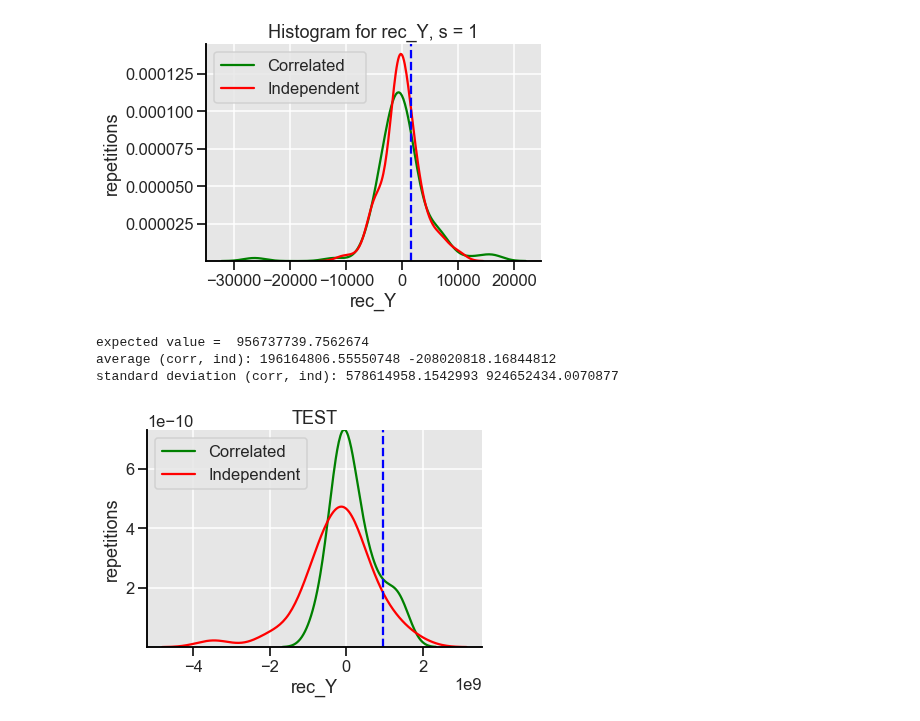
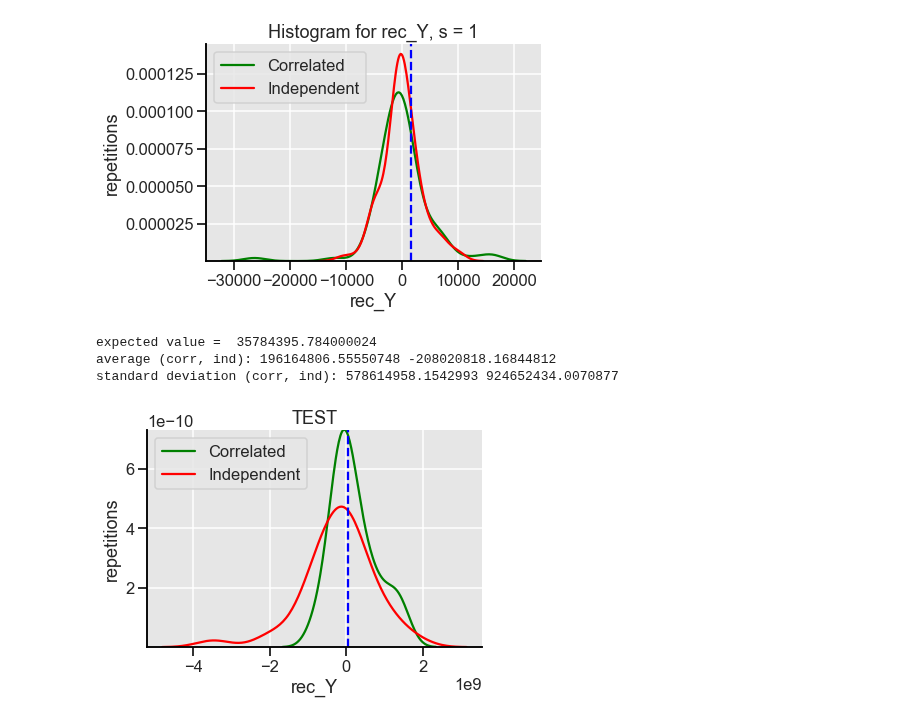
Before and after one commit to louishu17/tree_color_coding_task, a Jupyter notebook: Jupyter Vizualizations/sim2_viz.ipynb, the cells around one changed output. Saved outputs shown, nothing was run; the diff lists cells and outputs as text; code cells hidden in the pictures.

```diff
--- a/Jupyter Vizualizations/sim2_viz.ipynb
+++ b/Jupyter Vizualizations/sim2_viz.ipynb
@@ -207,27 +207,27 @@ standard deviation (corr, ind): 4913.756258899601 3481.7489846483763
 # %%
 #TEST
 # A histogram for rec_Y values
-# m = 20, n = 1000, K = 4, p = 0.5
-# s = 1
-exp = 956737739.7562674
+# m = 40, n = 1000, K = 3, p = 0.5
+# s = 0.8
+exp = 35784395.784000024
 rec_Y_corr = [222309678.14399645, 697957070.952451, 482886992.8000022, 647403792.1472046, 289027496.79359406, -191896800.3859213, -238114198.36799753, -71156990.93375461, -375538575.81760406, -168139989.22944596, 918152976.7537848, -380363893.19884974, 1448888073.2544038, -43667152.55039871, 1499138419.532673, 1346456586.908162, 351104761.6038512, 577498641.9456048, -296825800.85951465, -343087673.63583314, -728187690.9634573, -543082633.1999961, -89327698.16064216, 178532057.66400182, -195212423.45919573, -126620328.09409633, 450895632.4799973, 105654255.05599606, 105796641.98399937, 889408072.9273725, 16681958.38079851, 1215184100.7359931, -273458096.0927973, -823091367.1200007, -15227300.511998769, 125156652.71679533, -170194669.26080477, 131474581.84448254, 59070033.59040332, 1161107065.8470416]
 sns.kdeplot(rec_Y_corr, color='green', label='Correlated')
 rec_Y_ind = [934464822.2492199, 1210743394.3207686, -915132302.5193032, 72120526.79578084, -562600977.6000043, 122438806.06079984, -584820824.4672005, 5405393.376002312, -1743087582.5471892, 28534744.479998697, 1794843664.3200185, 572815713.4721209, 227737153.5155223, -1205989119.973774, -349417333.9148892, -774737030.995209, -989972064.4959898, -463403440.28159976, -2043632756.3878462, -983488537.1173061, 1242413291.536006, -862474872.884481, 297292163.4488265, -580060135.3271105, 451473222.6480627, 62368150.44159186, -360874514.0479898, 78057701.06187487, 575437137.9402318, -3462129659.2896085, -239189302.82688034, 850504078.0422463, -337193975.68511814, 490933847.5776001, 68443914.95360458, 39386460.07104613, -43224587.32031798, -235963035.35999656, -136579947.436802, -572274912.5706332]
 sns.kdeplot(rec_Y_ind, color='red', label="Independent").set(xlabel = 'rec_Y', ylabel = 'repetitions', title = 'TEST')
 plt.legend()
 plt.axvline(exp, 0,1, color='blue', linestyle = '--')
 avg_corr = sum(rec_Y_corr) / len(rec_Y_corr)
 avg_ind = sum(rec_Y_ind) / len(rec_Y_ind)
 std_corr = np.std(rec_Y_corr)
 std_ind = np.std(rec_Y_ind)
 sns.set_style("darkgrid", {'ytick.left' : True, 'xtick.bottom': True, 'axes.spines.left': True, 'grid.color': '1', 'axes.edgecolor': '0', 'axes.spines.right': False, "axes.facecolor": ".9"})
 sns.set_context("talk")
 sns.despine(right = True, top=True)
 print('expected value = ', exp)
 print('average (corr, ind):', avg_corr, avg_ind)
 print('standard deviation (corr, ind):', std_corr, std_ind)
 # %% [output]
-expected value =  956737739.7562674
+expected value =  35784395.784000024
 average (corr, ind): 196164806.55550748 -208020818.16844812
 standard deviation (corr, ind): 578614958.1542993 924652434.0070877
-[figure, old version]
+[figure, new version]
```
Also changed, not shown: parts of 1 cell of this notebook, 1 other file.
